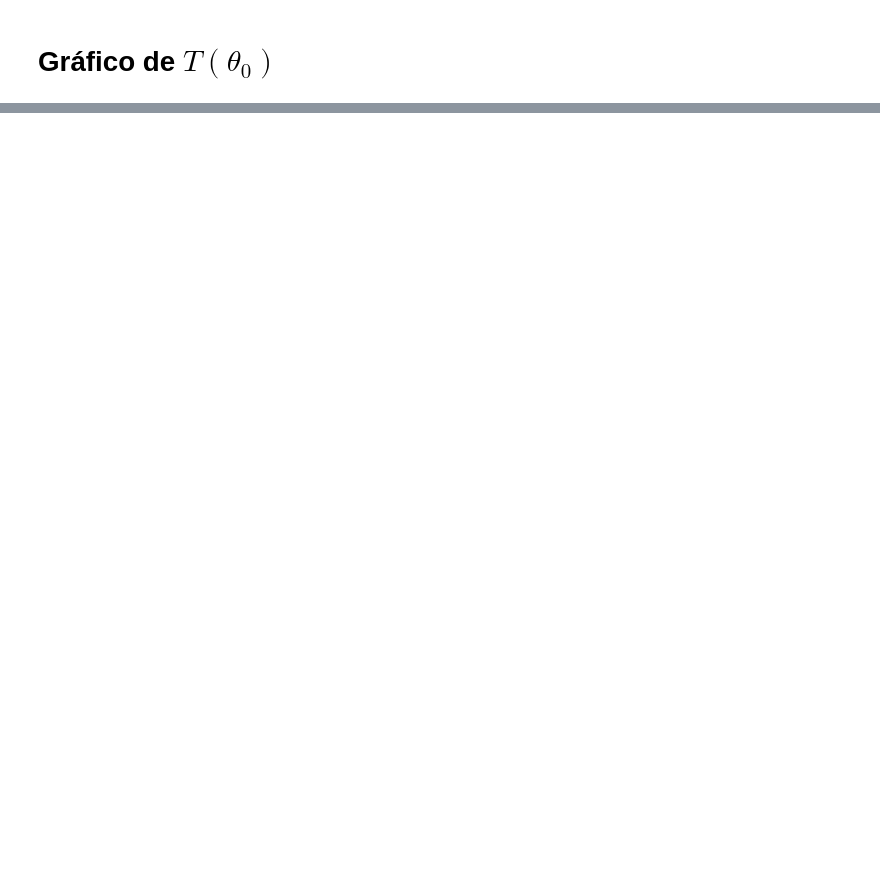
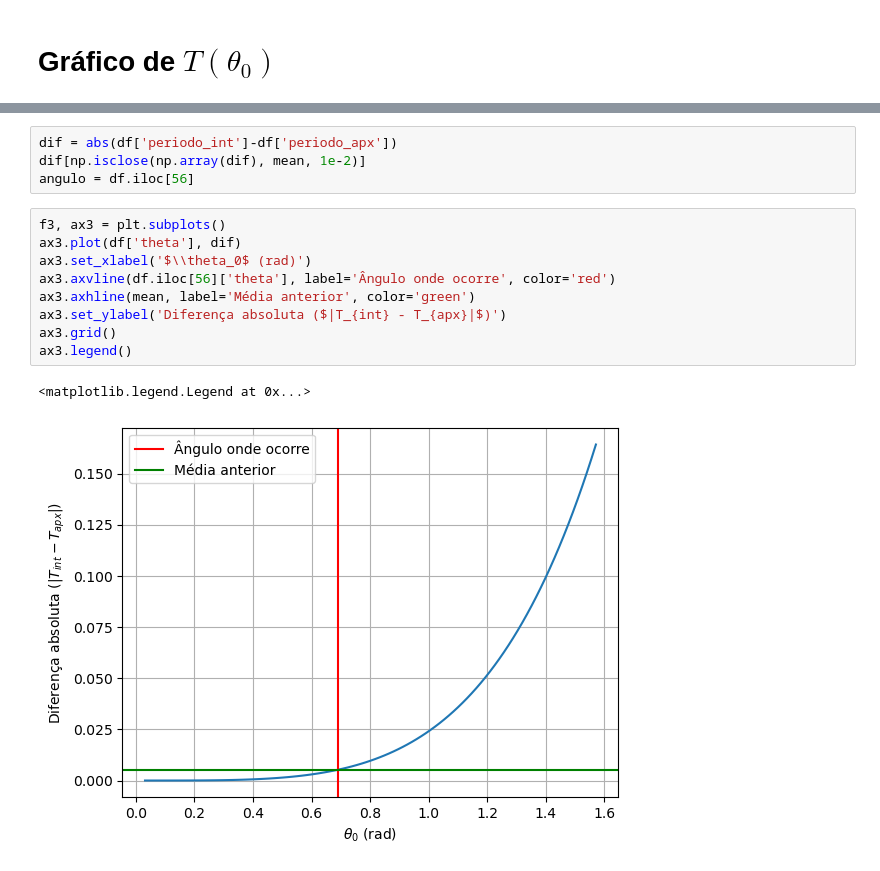
Before and after one commit to brenopelegrin/intro-fiscomp, a Jupyter notebook: projeto-4/tarefa-B/analise.ipynb, the cells around one changed output, grey strips where cells are left out. Saved outputs shown, nothing was run; the diff lists cells and outputs as text; blank space fills up the shorter version.

```diff
--- a/projeto-4/tarefa-B/analise.ipynb
+++ b/projeto-4/tarefa-B/analise.ipynb
@@ -28,0 +48,16 @@ ax1.legend()
+# %%
+dif = abs(df['periodo_int']-df['periodo_apx'])
+dif[np.isclose(np.array(dif), mean, 1e-2)]
+angulo = df.iloc[56]
+# %%
+f3, ax3 = plt.subplots()
+ax3.plot(df['theta'], dif)
+ax3.set_xlabel('$\\theta_0$ (rad)')
+ax3.axvline(df.iloc[56]['theta'], label='Ângulo onde ocorre', color='red')
+ax3.axhline(mean, label='Média anterior', color='green')
+ax3.set_ylabel('Diferença absoluta ($|T_{int} - T_{apx}|$)')
+ax3.grid()
+ax3.legend()
+# %% [output]
+<matplotlib.legend.Legend at 0x...>
+[figure, added]
```
Also changed, not shown: parts of 5 cells of this notebook, 10 other files.
